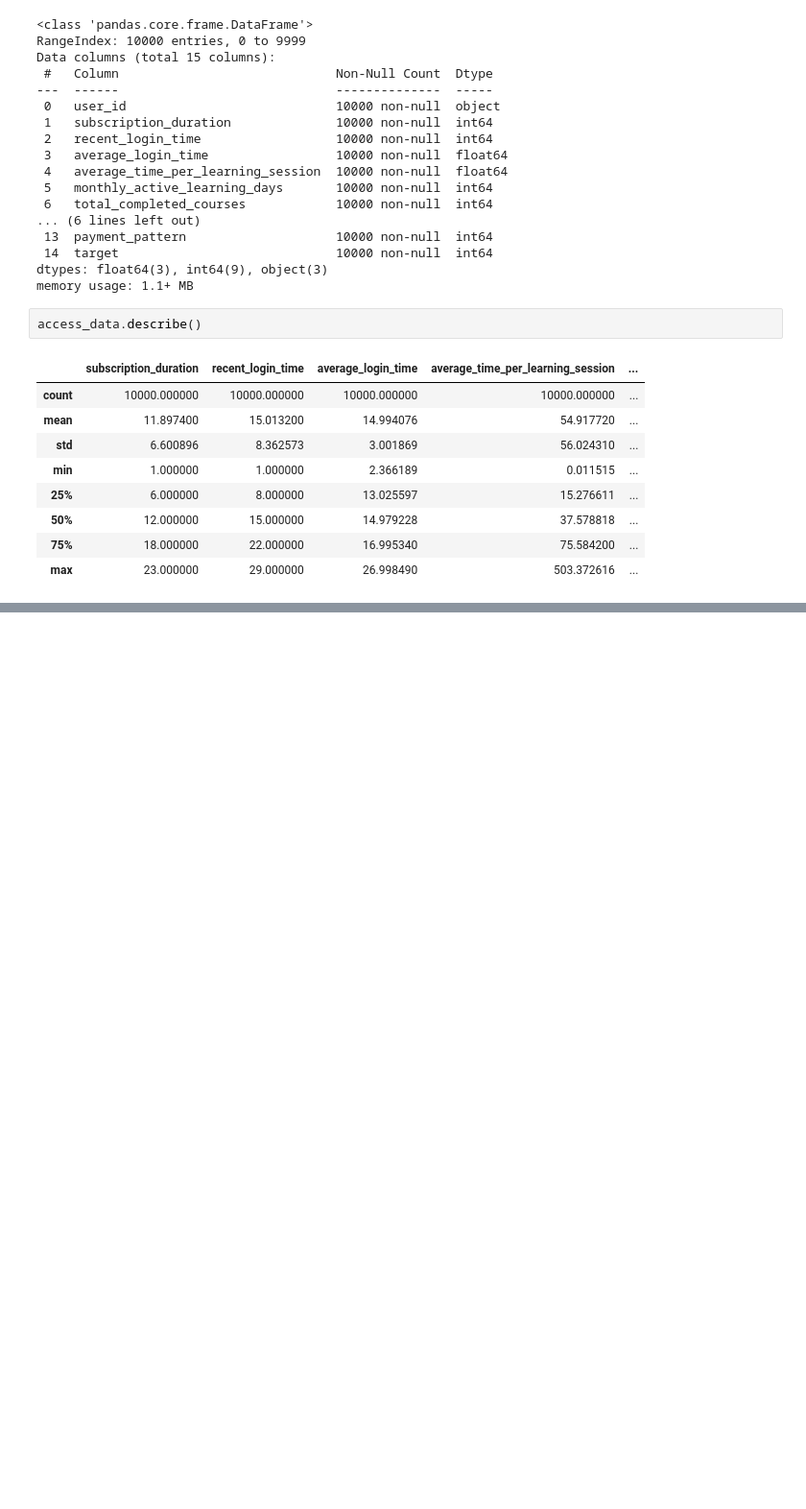
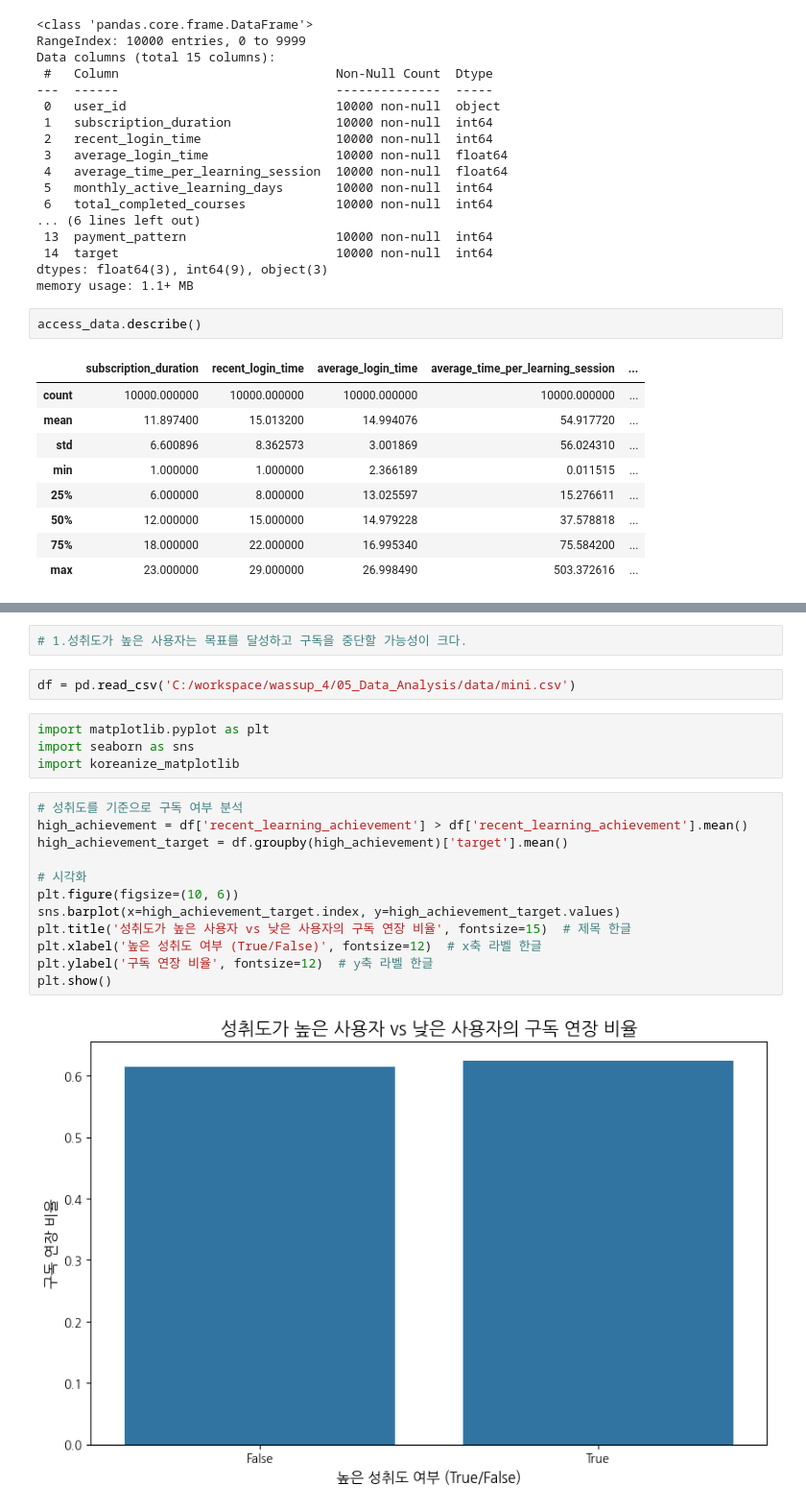
Before and after one commit to Lee-in-jae/wassup_4, a Jupyter notebook: 05_Data_Analysis/DA_Mini_Project.ipynb, the cells around one changed output, grey strips where cells are left out. Shown at 96% size. Drawn from its saved outputs; the diff is of its cells as text; blank space fills up the shorter version.

```diff
--- a/05_Data_Analysis/DA_Mini_Project.ipynb
+++ b/05_Data_Analysis/DA_Mini_Project.ipynb
@@ -132,0 +134,22 @@ access_data.describe()
+# %%
+# 1.성취도가 높은 사용자는 목표를 달성하고 구독을 중단할 가능성이 크다.
+# %%
+df = pd.read_csv('C:/workspace/wassup_4/05_Data_Analysis/data/mini.csv')
+# %%
+import matplotlib.pyplot as plt
+import seaborn as sns
+import koreanize_matplotlib
+# %%
+# 성취도를 기준으로 구독 여부 분석
+high_achievement = df['recent_learning_achievement'] > df['recent_learning_achievement'].mean()
+high_achievement_target = df.groupby(high_achievement)['target'].mean()
+
+# 시각화
+plt.figure(figsize=(10, 6))
+sns.barplot(x=high_achievement_target.index, y=high_achievement_target.values)
+plt.title('성취도가 높은 사용자 vs 낮은 사용자의 구독 연장 비율', fontsize=15)  # 제목 한글
+plt.xlabel('높은 성취도 여부 (True/False)', fontsize=12)  # x축 라벨 한글
+plt.ylabel('구독 연장 비율', fontsize=12)  # y축 라벨 한글
+plt.show()
+# %% [output]
+[figure, added]
```
Also changed, not shown: parts of 5 cells of this notebook.
